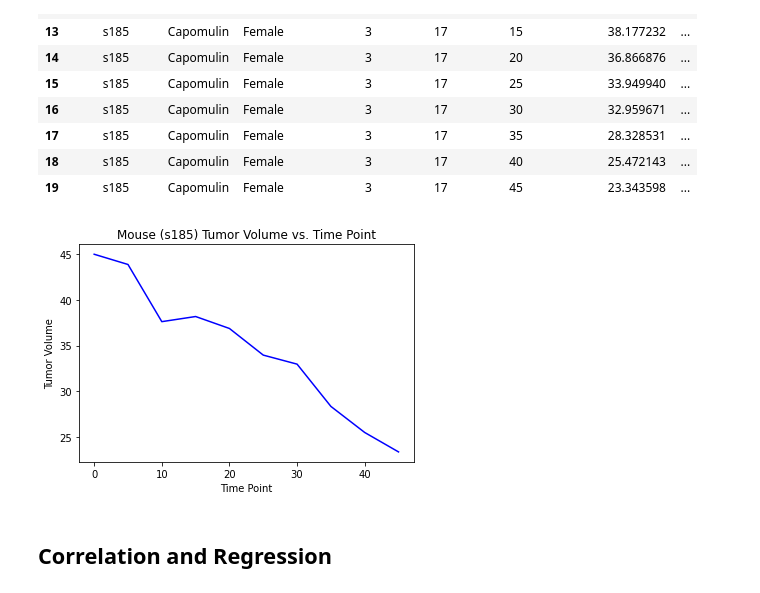
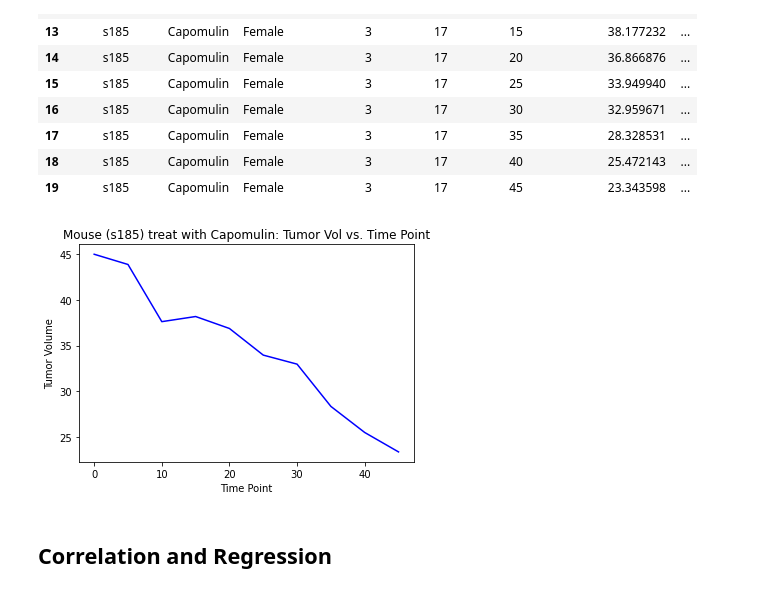
Before and after one commit to NathanJPotter/Matplotlib-challenge-np, a Jupyter notebook: Pymaceuticals/pymaceuticals_starter.ipynb, the cells around one changed output. Saved outputs shown, nothing was run; the diff lists cells and outputs as text; code cells hidden in the pictures.

Commit message:
Updated heading to line graph

```diff
--- a/Pymaceuticals/pymaceuticals_starter.ipynb
+++ b/Pymaceuticals/pymaceuticals_starter.ipynb
@@ -412,10 +412,10 @@ mouse_s185_df
 # %%
 # Generate a line plot of tumor volume vs. time point
 mouse_s185_df.plot(kind="line", x="Timepoint", y="Tumor Volume (mm3)", color='b',
-                                                  title="Mouse (s185) Tumor Volume vs. Time Point",
+                                                  title="Mouse (s185) treat with Capomulin: Tumor Vol vs. Time Point",
                                                   legend="", xlabel="Time Point", ylabel="Tumor Volume");
 # %% [output]
-[figure, old version]
+[figure, new version]
 # %%
 # Generate a scatter plot of average tumor volume vs. mouse weight for the Capomulin regimen
 # %% [markdown]
```
